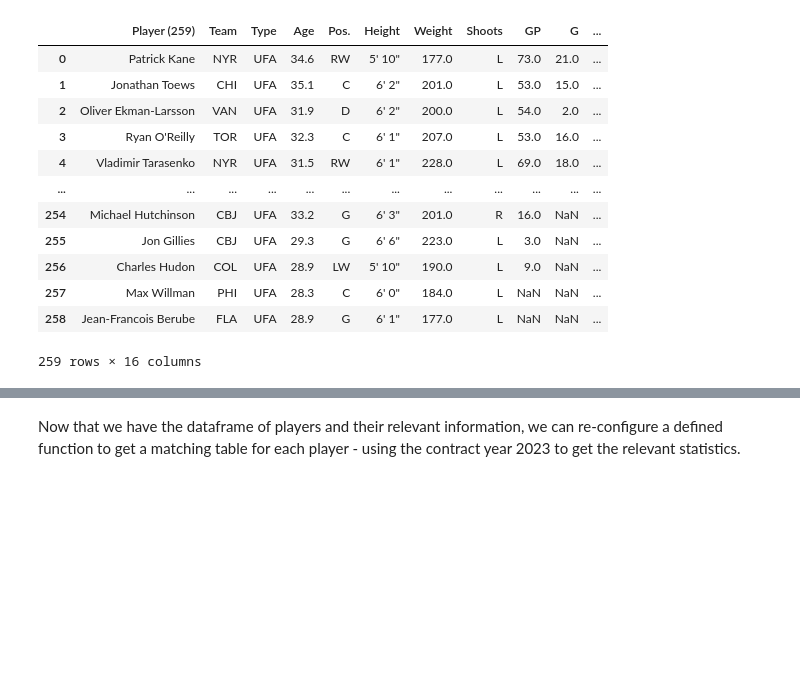
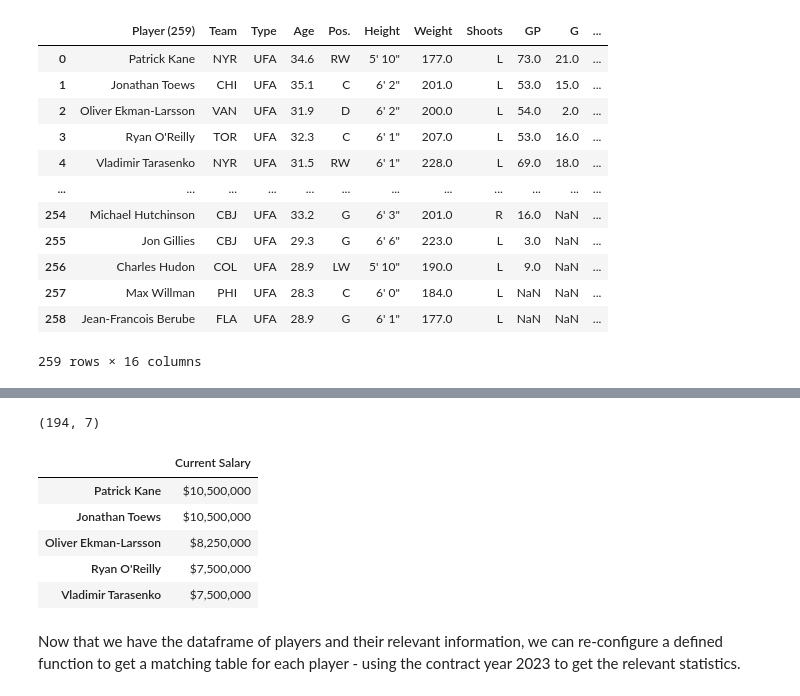
Before and after one commit to adobronyi/nhl_contract_models, a Jupyter notebook: data_scrape.ipynb, the cells around one changed output, grey strips where cells are left out. Cells and saved outputs as stored; diff of their text form; code cells hidden in the pictures; blank space fills up the shorter version.

```diff
--- a/data_scrape.ipynb
+++ b/data_scrape.ipynb
@@ -684,0 +687,4 @@ df_players_new.head()
+# %%
+df_players_new.shape
+# %% [output]
+(194, 7)
@@ -685,3 +694,12 @@ df_players_new.head()
+# %%
+df_temp.head()
+# %% [output]
+|  | Current Salary |
+| Patrick Kane | $10,500,000 |
+| Jonathan Toews | $10,500,000 |
+| Oliver Ekman-Larsson | $8,250,000 |
+| Ryan O'Reilly | $7,500,000 |
+| Vladimir Tarasenko | $7,500,000 |
 # %% [markdown]
 Now that we have the dataframe of players and their relevant information, we can re-configure a defined function to get a matching table for each player - using the contract year 2023 to get the relevant statistics.
 # %%
```
Also changed, not shown: parts of 18 cells of this notebook, 2 other files.
